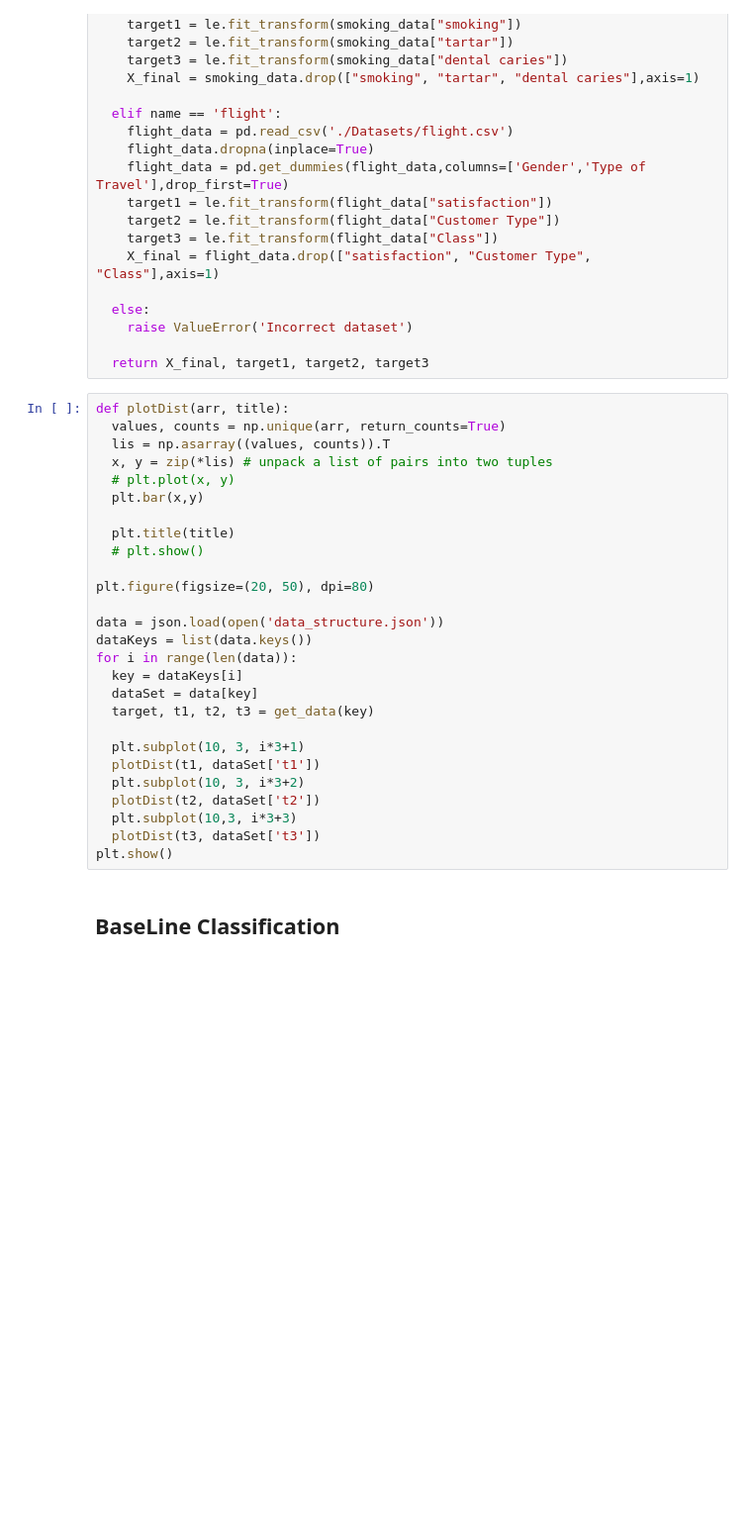
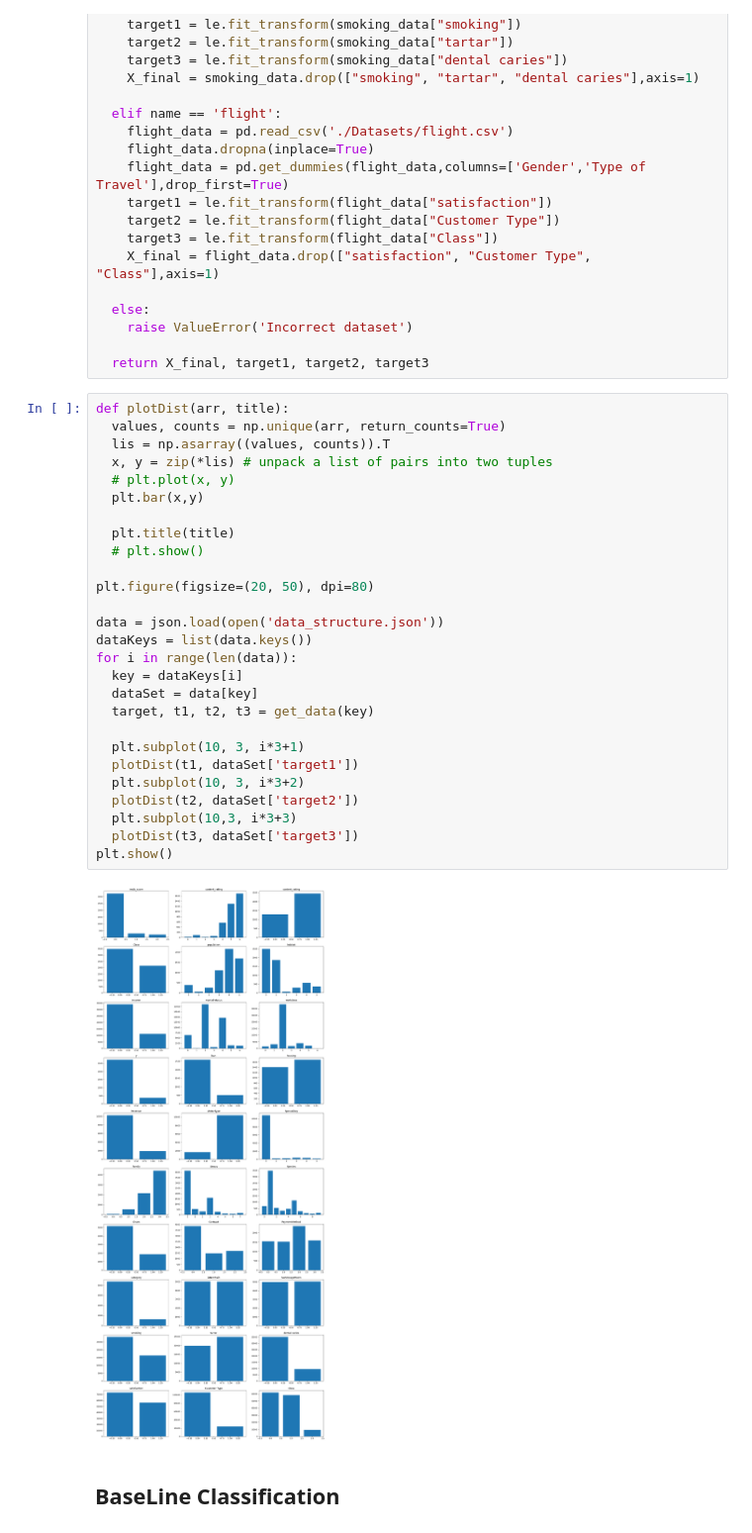
Before and after one commit to Logan-Rose/Active-Learning-With-Imbalance, a Jupyter notebook: baseNotebook.ipynb, the cells around one changed output. Shown: that part at 99% size. Drawn from its saved outputs; the diff is of its cells as text; blank space fills up the shorter version.

```diff
--- a/baseNotebook.ipynb
+++ b/baseNotebook.ipynb
@@ -173,30 +170,32 @@ def get_data(name):
 # %%
 def plotDist(arr, title):
   values, counts = np.unique(arr, return_counts=True)
   lis = np.asarray((values, counts)).T
   x, y = zip(*lis) # unpack a list of pairs into two tuples
   # plt.plot(x, y)
   plt.bar(x,y)
 
   plt.title(title)
   # plt.show()
 
 plt.figure(figsize=(20, 50), dpi=80)
 
 data = json.load(open('data_structure.json'))
 dataKeys = list(data.keys())
 for i in range(len(data)):
   key = dataKeys[i]
   dataSet = data[key]
   target, t1, t2, t3 = get_data(key)
 
   plt.subplot(10, 3, i*3+1)
-  plotDist(t1, dataSet['t1'])
+  plotDist(t1, dataSet['target1'])
   plt.subplot(10, 3, i*3+2)
-  plotDist(t2, dataSet['t2'])
+  plotDist(t2, dataSet['target2'])
   plt.subplot(10,3, i*3+3)
-  plotDist(t3, dataSet['t3'])
+  plotDist(t3, dataSet['target3'])
 plt.show()
+# %% [output]
+[figure, added]
 # %% [markdown]
 ## BaseLine Classification
 # %%
```
Also changed, not shown: parts of 3 cells of this notebook, 7 other files.
